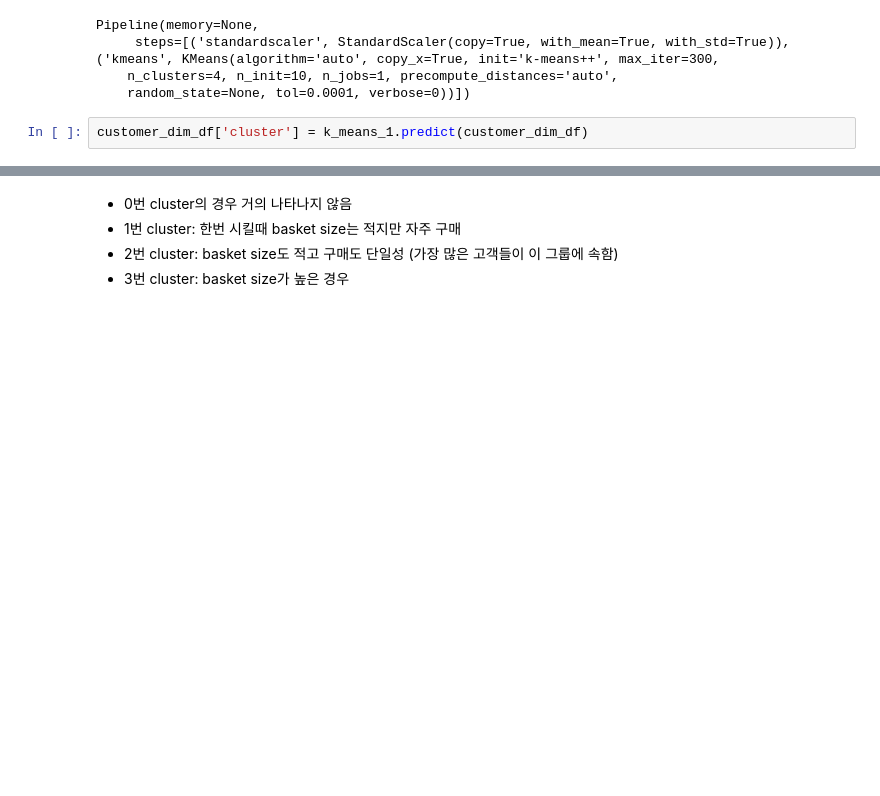
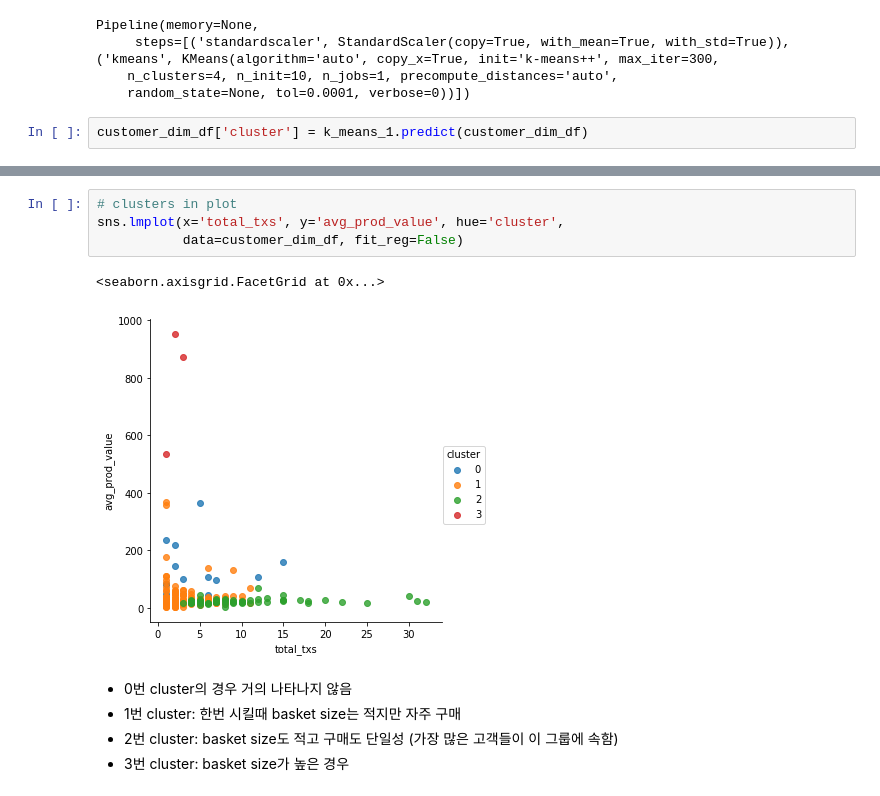
Before and after one commit to suewoon/customer-clustering, a Jupyter notebook: customer-cluster-analysis.ipynb, the cells around one changed output, grey strips where cells are left out. Drawn from its saved outputs; the diff is of its cells as text; blank space fills up the shorter version.

```diff
--- a/customer-cluster-analysis.ipynb
+++ b/customer-cluster-analysis.ipynb
@@ -373,3 +380,10 @@ sns.lmplot(x='total_sales', y='avg_bs', hue='cluster',
+# %%
+# clusters in plot
+sns.lmplot(x='total_txs', y='avg_prod_value', hue='cluster',
+           data=customer_dim_df, fit_reg=False)
+# %% [output]
+<seaborn.axisgrid.FacetGrid at 0x...>
+[figure, added]
 # %% [markdown]
 - 0번 cluster의 경우 거의 나타나지 않음
 - 1번 cluster: 한번 시킬때 basket size는 적지만 자주 구매
```
Also changed, not shown: parts of 10 cells of this notebook.
